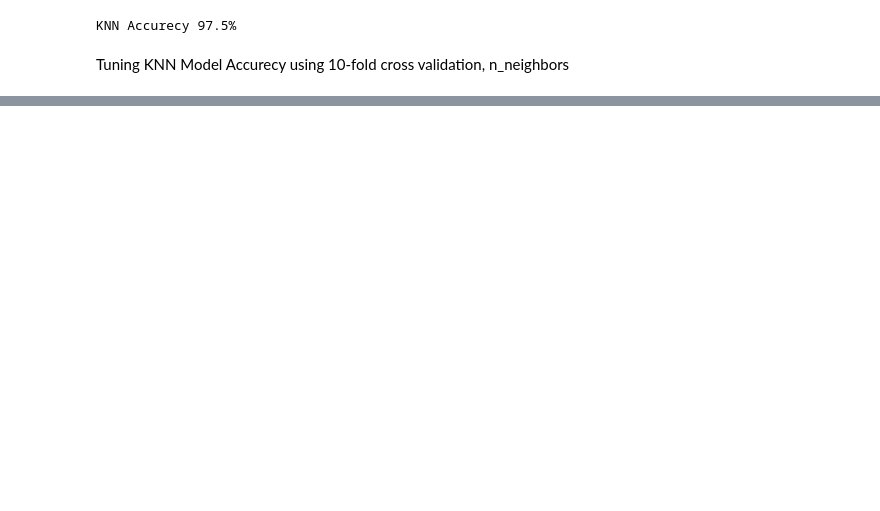
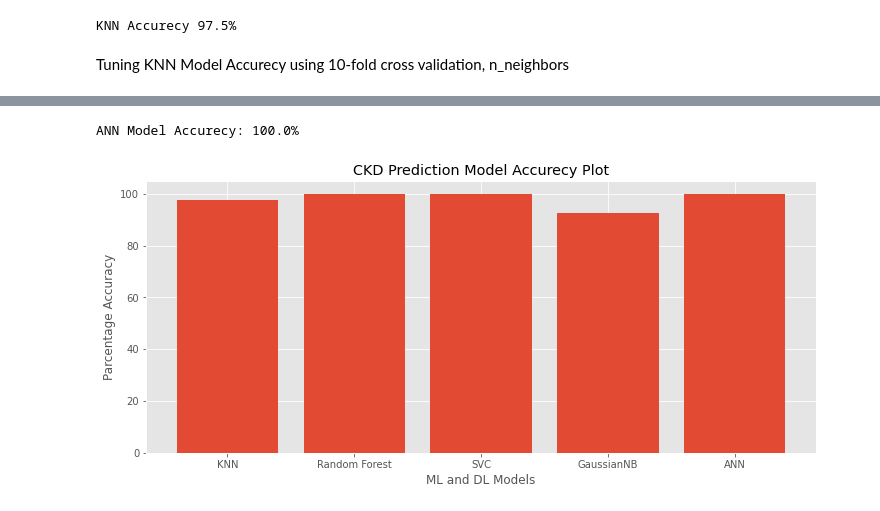
Before and after one commit to abidshafee/CKD_prediction, a Jupyter notebook: CKDMLMoodel.ipynb, the cells around one changed output, grey strips where cells are left out. Saved outputs shown, nothing was run; the diff lists cells and outputs as text; code cells hidden in the pictures; blank space fills up the shorter version.

Commit message:
ML and DL model added

```diff
--- a/CKDMLMoodel.ipynb
+++ b/CKDMLMoodel.ipynb
@@ -835,0 +1001,2 @@ accurecy
+# %%
+ann.fit(X_train, y_train, batch_size=8, epochs=30)
@@ -835,0 +1022,5 @@ accurecy
+# %%
+ann_pred = ann.predict(X_test)
+# %%
+ann_pred = [1 if pred> 0.5 else 0 for pred in ann_pred]
+ann_pred
@@ -835,0 +1045,22 @@ accurecy
+# %%
+ann_acc = round(accuracy_score(y_test, ann_pred)*100, 2)
+print(f'ANN Model Accurecy: {ann_acc}%')
+# %% [output]
+ANN Model Accurecy: 100.0%
+# %%
+plt.figure(figsize=(12, 5))
+model = ['KNN', 'Random Forest', 'SVC', 'GaussianNB', 'ANN']
+model_acc = [knn_acc, rndf_acc, svc_acc, gnb_acc, ann_acc]
+# xax = [1, 2, 3, 4, 5]
+
+plt.title('CKD Prediction Model Accurecy Plot')
+plt.bar(model, model_acc)
+plt.xticks(model)
+plt.ylabel('Parcentage Accuracy')
+plt.xlabel('ML and DL Models')
+# plt.legend()
+
+# plt.savefig('figName.png', dpi=300)
+plt.show()
+# %% [output]
+[figure, added]
```
Also changed, not shown: parts of 46 cells of this notebook.
